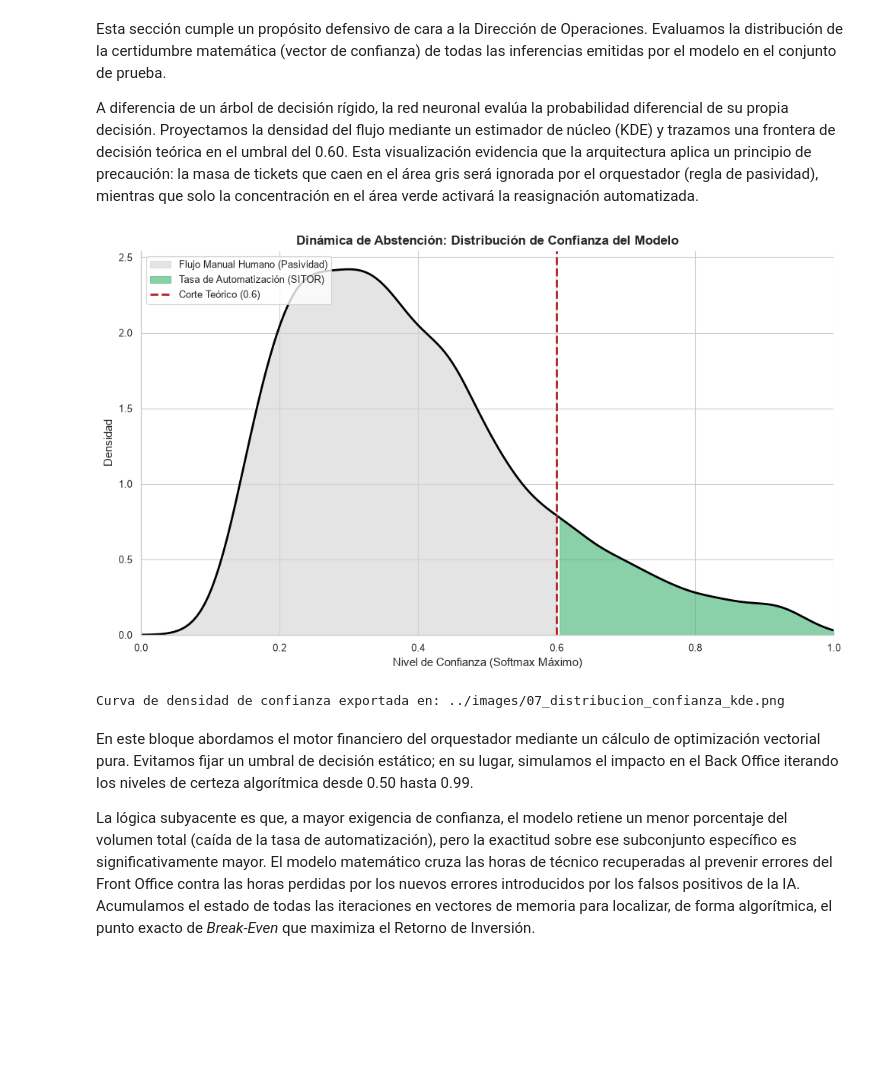
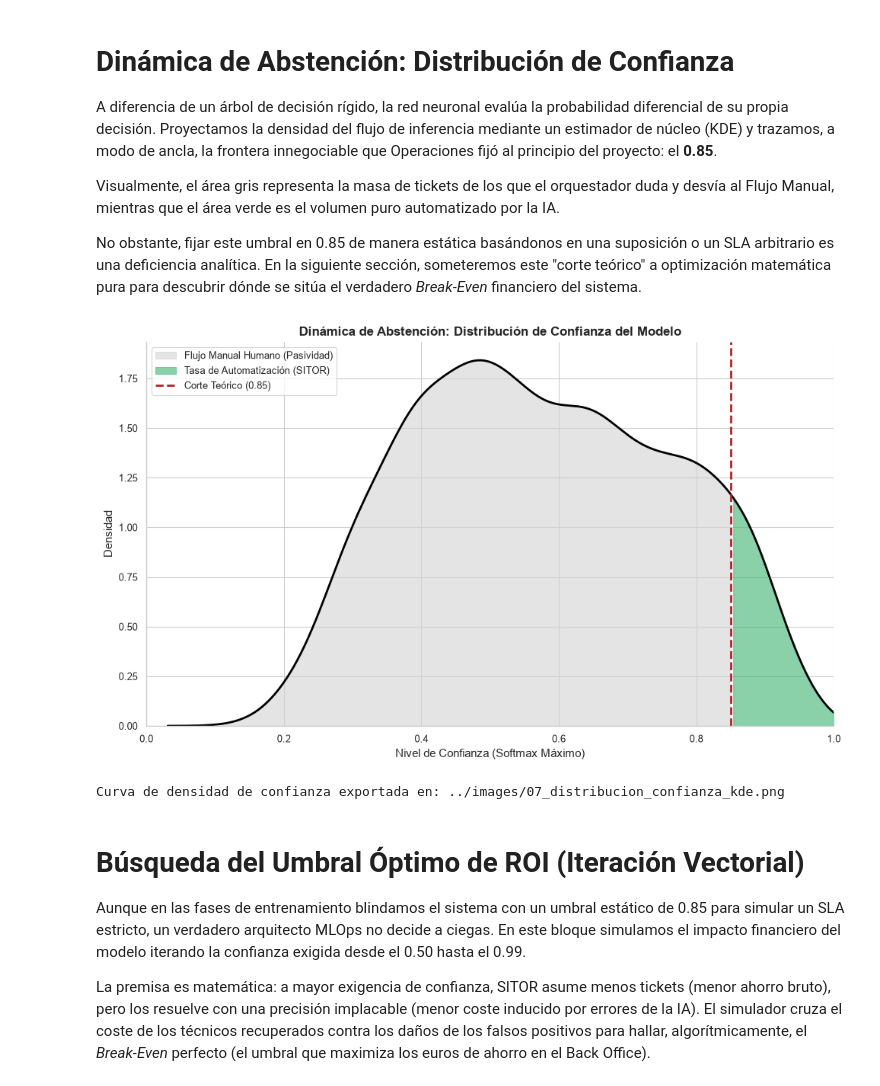
Before and after one commit to pedroandreutorres-dev/sitor-nlp-backend, a Jupyter notebook: notebook/07_Evaluacion_y_Visualizacion_Negocio.ipynb, the cells around one changed output. Drawn from its saved outputs; the diff is of its cells as text; code cells hidden in the pictures; blank space fills up the shorter version.

```diff
--- a/notebook/07_Evaluacion_y_Visualizacion_Negocio.ipynb
+++ b/notebook/07_Evaluacion_y_Visualizacion_Negocio.ipynb
@@ -11,12 +13,13 @@ import seaborn as sns
 sns.set_style("whitegrid")
 sns.set_context("paper", font_scale=1.1)
 
-ruta_predicciones = "../results/predicciones_holdout_roberta.csv"
-ruta_kfold_nativo = "../metrics/resultados_kfold_nativo.csv"
-ruta_kfold_roberta = "../metrics/resultados_kfold_roberta.csv"
+ruta_predicciones = "../results/predicciones_holdout_roberta_telco.csv"
+ruta_kfold_nativo = "../metrics/resultados_kfold_nativo_telco.csv"
+ruta_kfold_roberta = "../metrics/resultados_kfold_roberta_telco.csv"
 
 df_predicciones = pd.read_csv(ruta_predicciones)
 df_kfold_nativo = pd.read_csv(ruta_kfold_nativo)
+df_kfold_nativo.columns = df_kfold_nativo.columns.str.lower()
 df_kfold_roberta = pd.read_csv(ruta_kfold_roberta)
 
 volumen_mensual_tickets = 14500
@@ -142,10 +144,14 @@ print(f"Matriz de colisiones exportada correctamente en: {ruta_imagen_celda3}")
 Matriz de colisiones exportada correctamente en: ../images/07_matriz_friccion_top10.png
 # %% [markdown]
-Esta sección cumple un propósito defensivo de cara a la Dirección de Operaciones. Evaluamos la distribución de la certidumbre matemática (vector de confianza) de todas las inferencias emitidas por el modelo en el conjunto de prueba.
+# Dinámica de Abstención: Distribución de Confianza
 
-A diferencia de un árbol de decisión rígido, la red neuronal evalúa la probabilidad diferencial de su propia decisión. Proyectamos la densidad del flujo mediante un estimador de núcleo (KDE) y trazamos una frontera de decisión teórica en el umbral del 0.60. Esta visualización evidencia que la arquitectura aplica un principio de precaución: la masa de tickets que caen en el área gris será ignorada por el orquestador (regla de pasividad), mientras que solo la concentración en el área verde activará la reasignación automatizada.
+A diferencia de un árbol de decisión rígido, la red neuronal evalúa la probabilidad diferencial de su propia decisión. Proyectamos la densidad del flujo de inferencia mediante un estimador de núcleo (KDE) y trazamos, a modo de ancla, la frontera innegociable que Operaciones fijó al principio del proyecto: el **0.85**.
+
+Visualmente, el área gris representa la masa de tickets de los que el orquestador duda y desvía al Flujo Manual, mientras que el área verde es el volumen puro automatizado por la IA.
+
+No obstante, fijar este umbral en 0.85 de manera estática basándonos en una suposición o un SLA arbitrario es una deficiencia analítica. En la siguiente sección, someteremos este "corte teórico" a optimización matemática pura para descubrir dónde se sitúa el verdadero *Break-Even* financiero del sistema.
 # %%
-umbral_referencia = 0.60
+umbral_referencia = 0.85
 
 plt.figure(figsize=(10, 6))
 ax = sns.kdeplot(data=df_predicciones, x='confianza', color="black", lw=2)
@@ -158,39 +164,41 @@ ax.fill_between(
     color='lightgray',
     alpha=0.6,
     label='Flujo Manual Humano (Pasividad)'
 )
 
 ax.fill_between(
     x_kde, 0, y_kde,
     where=(x_kde >= umbral_referencia),
     color='mediumseagreen',
     alpha=0.6,
     label='Tasa de Automatización (SITOR)'
 )
 
 plt.axvline(x=umbral_referencia, color='firebrick', linestyle='--', lw=2, label=f'Corte Teórico ({umbral_referencia})')
 
 plt.title('Dinámica de Abstención: Distribución de Confianza del Modelo', fontsize=12, fontweight='bold')
 plt.xlabel('Nivel de Confianza (Softmax Máximo)')
 plt.ylabel('Densidad')
 plt.xlim(0, 1.0)
 plt.legend(loc='upper left')
 
 sns.despine()
 plt.tight_layout()
 
 ruta_imagen_celda4 = "../images/07_distribucion_confianza_kde.png"
 plt.savefig(ruta_imagen_celda4, dpi=300, bbox_inches='tight')
 plt.show()
 
 print(f"Curva de densidad de confianza exportada en: {ruta_imagen_celda4}")
 # %% [output]
-[figure, old version]
+[figure, new version]
 Curva de densidad de confianza exportada en: ../images/07_distribucion_confianza_kde.png
 # %% [markdown]
-En este bloque abordamos el motor financiero del orquestador mediante un cálculo de optimización vectorial pura. Evitamos fijar un umbral de decisión estático; en su lugar, simulamos el impacto en el Back Office iterando los niveles de certeza algorítmica desde 0.50 hasta 0.99.
+# Búsqueda del Umbral Óptimo de ROI (Iteración Vectorial)
 
-La lógica subyacente es que, a mayor exigencia de confianza, el modelo retiene un menor porcentaje del volumen total (caída de la tasa de automatización), pero la exactitud sobre ese subconjunto específico es significativamente mayor. El modelo matemático cruza las horas de técnico recuperadas al prevenir errores del Front Office contra las horas perdidas por los nuevos errores introducidos por los falsos positivos de la IA. Acumulamos el estado de todas las iteraciones en vectores de memoria para localizar, de forma algorítmica, el punto exacto de *Break-Even* que maximiza el Retorno de Inversión.
+Aunque en las fases de entrenamiento blindamos el sistema con un umbral estático de 0.85 para simular un SLA estricto, un verdadero arquitecto MLOps no decide a ciegas. En este bloque simulamos el impacto financiero del modelo iterando la confianza exigida desde el 0.50 hasta el 0.99.
+
+La premisa es matemática: a mayor exigencia de confianza, SITOR asume menos tickets (menor ahorro bruto), pero los resuelve con una precisión implacable (menor coste inducido por errores de la IA). El simulador cruza el coste de los técnicos recuperados contra los daños de los falsos positivos para hallar, algorítmicamente, el *Break-Even* perfecto (el umbral que maximiza los euros de ahorro en el Back Office).
 # %%
 import numpy as np
 import matplotlib.pyplot as plt
```
Also changed, not shown: parts of 12 cells of this notebook, 18 other files.
